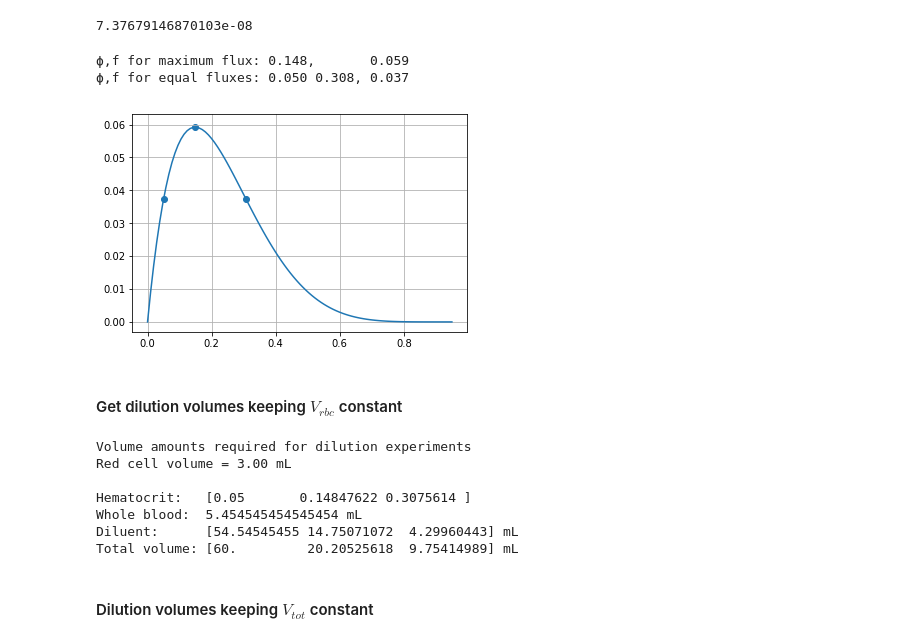
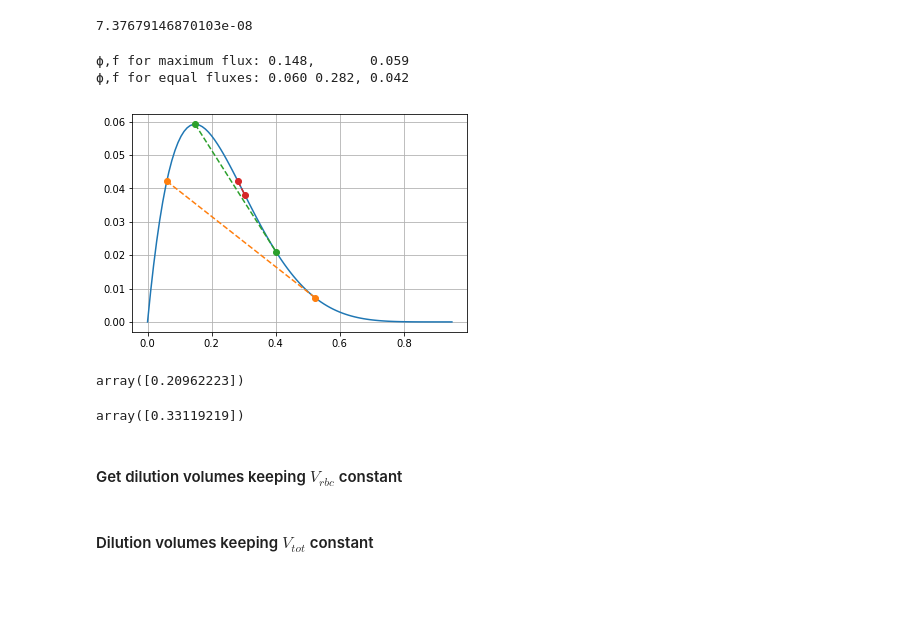
Before and after one commit to cliffanderson720/MS-Thesis-Pitt, a Jupyter notebook: Simulations/dimensionalize.ipynb, the cells around one changed output. Saved outputs shown, nothing was run; the diff lists cells and outputs as text; code cells hidden in the pictures; blank space fills up the shorter version.

```diff
--- a/Simulations/dimensionalize.ipynb
+++ b/Simulations/dimensionalize.ipynb
@@ -122,25 +123,75 @@ Specifically I need:
 # %%
 def michaels_flux(ϕ,**kwargs):
     return vf.michaels(ϕ,2.71,amax=0.95)*ϕ*(1-ϕ)
 
 ϕ_fm = minimize(lambda ϕ: -michaels_flux(ϕ,n=2.71,amax=0.95),0.2) # density for max flux
-ϕ_lo = 0.05
-ϕ_hi = fsolve(lambda ϕ_hi: michaels_flux(ϕ_hi)-michaels_flux(ϕ_lo),0.4)
-ϕlevels = np.array([ϕ_lo,ϕ_fm.x,ϕ_hi])
+ϕ_lo = 0.06
+ϕ_hi = fsolve(lambda ϕ_hi: michaels_flux(ϕ_hi)-michaels_flux(ϕ_lo),0.4)[0]
+ϕlevels = np.array([ϕ_lo,ϕ_fm.x[0],ϕ_hi])
+
+# Find leading rarefaction ϕ from a given hematocrit
+# get derivative of michaels flux. Nonlinear solve for where it intercepts the flux curve
+def dfdϕ(ϕ,n=2.71,ϕmax=0.95):
+    '''Derivative of michaels bolger flux function. Derived by hand 3 May 2019'''
+
+    return (1-ϕ)**3*ϕ*(-n*(1-ϕ/ϕmax)**(n*ϕmax-1)) + \
+           (1-ϕ/ϕmax)**(n*ϕmax)*((1-ϕ)**3 - ϕ*3*(1-ϕ)**2)
+
+def rare_curve(ϕ0,curve):
+    '''
+    get rarefaction ϕ given ϕ0 by solving a tangency problem.
+    Returns ϕ0 upon failure of any element'''
+    ϕ_inflection = fsolve(lambda ϕ_inflect: derivative(michaels_flux,ϕ_inflect,n=2,dx=1e-6),0.3)[0]
+
+    if (ϕ0>=ϕ_inflection).any():
+        raise Exception(f'ϕ cannot exceed ϕ_inflection ({ϕ_inflection:.4f})')
+        return ϕ0
+
+    def tangency(ϕ_rare):
+        return curve(ϕ_rare)-(michaels_flux(ϕ_rare)-michaels_flux(ϕ0))/(ϕ_rare-ϕ0)
+
+    ϕ_rare_guess = np.ones_like(ϕ0)*0.3
+    return fsolve(tangency,ϕ_rare_guess)
+
+
+ϕ_rare = rare_curve(np.array(ϕlevels),dfdϕ)
+ϕ_rare_pair = np.vstack([ϕlevels,ϕ_rare])
 
 amax = 0.95
 n = 101
 ϕs = np.linspace(0,amax,n)
 plt.plot(ϕs,michaels_flux(ϕs))
-plt.scatter(ϕlevels,michaels_flux(ϕlevels))
+plt.plot(ϕ_rare_pair,michaels_flux(ϕ_rare_pair),'o--')
+# plt.scatter(ϕlevels,michaels_flux(ϕlevels))
 plt.grid()
 
 print(f'ϕ,f for maximum flux: {ϕ_fm.x[0]:0.3f},       {-ϕ_fm.fun:0.3f}')
-print(f'ϕ,f for equal fluxes: {ϕ_lo:.3f} {ϕ_hi[0]:.3f}, {michaels_flux(ϕ_hi[0],n=2.71,amax=0.95):.3f}')
+print(f'ϕ,f for equal fluxes: {ϕ_lo:.3f} {ϕ_hi:.3f}, {michaels_flux(ϕ_hi,n=2.71,amax=0.95):.3f}')
 # %% [output]
 ϕ,f for maximum flux: 0.148,       0.059
-ϕ,f for equal fluxes: 0.050 0.308, 0.037
+ϕ,f for equal fluxes: 0.060 0.282, 0.042
-[figure, old version]
+[figure, new version]
+# %%
+def parallel(ϕstar,ϕl,ϕr):
+    return dfdϕ(ϕstar)-(michaels_flux(ϕr)-michaels_flux(ϕl))/(ϕr-ϕl)
+
+fsolve(parallel,0.2,args=(.15,0.3))
+# %% [output]
+array([0.20962223])
+# %%
+def RZ_flux(ϕ):
+    return ϕ*(1-ϕ)**3
+def dRZdϕ(ϕ):
+    if ϕ<0:
+        return 0
+    elif ϕ>1:
+        return 0
+    else:
+        return ϕ*3*(1-ϕ)**2*-1 + (1-ϕ)**3
+# fsolve(lambda ϕinfl:derivative(RZ_flux,ϕinfl,n=2,dx=1e-6),0.3)
+rare_curve(0.15,dRZdϕ)
+# %% [output]
+array([0.33119219])
 # %% [markdown]
 #### Get dilution volumes keeping $V_{rbc}$ constant
 # %%
@@ -161,14 +212,6 @@ print(f'Hematocrit:   {ϕlevels}')
 print(f'Whole blood:  {V_wb} mL')
 print(f'Diluent:      {V_diluent} mL')
 print(f'Total volume: {V_tot} mL')
-# %% [output]
-Volume amounts required for dilution experiments
-Red cell volume = 3.00 mL
-
-Hematocrit:   [0.05       0.14847622 0.3075614 ]
-Whole blood:  5.454545454545454 mL
-Diluent:      [54.54545455 14.75071072  4.29960443] mL
-Total volume: [60.         20.20525618  9.75414989] mL
 # %% [markdown]
 #### Dilution volumes keeping $V_{tot}$ constant
 # %%
```
Also changed, not shown: parts of 2 cells of this notebook, 5 other files.
